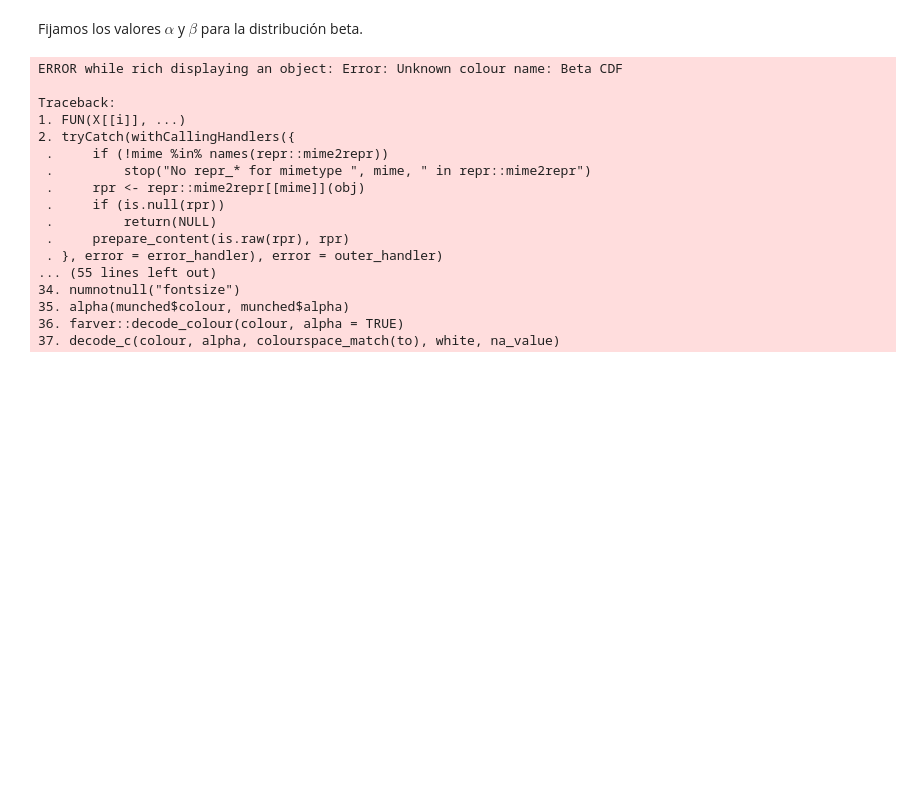
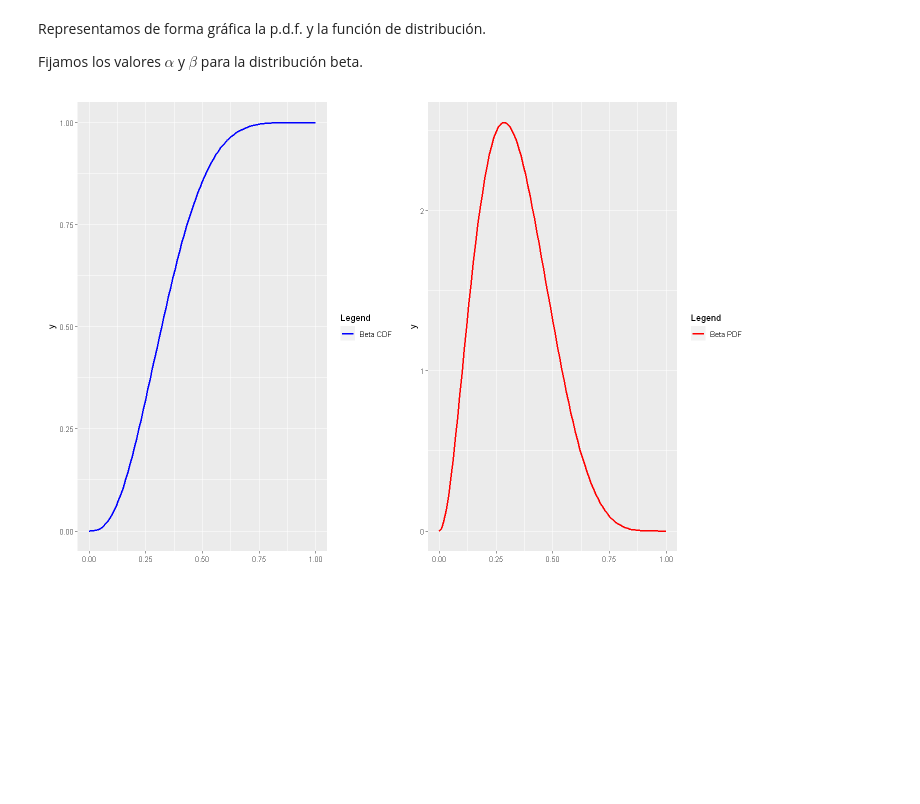
Before and after one commit to fjsaezm/mcd, a Jupyter notebook: MAE/PdfEstimation/Untitled.ipynb, the cells around one changed output. Saved outputs shown, nothing was run; the diff lists cells and outputs as text; code cells hidden in the pictures; blank space fills up the shorter version.

```diff
--- a/MAE/PdfEstimation/Untitled.ipynb
+++ b/MAE/PdfEstimation/Untitled.ipynb
@@ -95,34 +91,7 @@ The following object is masked from ‘package:tidyr’:
 # %% [markdown]
+Representamos de forma gráfica la p.d.f. y la función de distribución.
+
 Fijamos los valores $\alpha$ y $\beta$ para la distribución beta.
 # %%
 alpha <- 3
 beta <- 6
-# %%
-x <- seq(0, 1, 0.01)
-beta_dens <- data.frame(x = x, y = dbeta(x,shape1=alpha,shape2=beta))
-beta_melt <- melt(beta_dens,x)
-ggplot(beta_melt, aes(x,value, color="Beta Density")) +
-    geom_line(size=1.3) +
-    labs(title="Beta Distribution") +
-    stat_function(fun = function(x) pbeta(x, alpha, beta), color = "Beta CDF",size = 1) +
-    labs(x="Probability", y="Density") +
-    scale_color_manual("Legend",values=c("blue","red"))
-# %% [output]
-ERROR while rich displaying an object: Error: Unknown colour name: Beta CDF
-
-Traceback:
-1. FUN(X[[i]], ...)
-2. tryCatch(withCallingHandlers({
- .     if (!mime %in% names(repr::mime2repr))
- .         stop("No repr_* for mimetype ", mime, " in repr::mime2repr")
- .     rpr <- repr::mime2repr[[mime]](obj)
- .     if (is.null(rpr))
- .         return(NULL)
- .     prepare_content(is.raw(rpr), rpr)
- . }, error = error_handler), error = outer_handler)
-... (55 lines left out)
-34. numnotnull("fontsize")
-35. alpha(munched$colour, munched$alpha)
-36. farver::decode_colour(colour, alpha = TRUE)
-37. decode_c(colour, alpha, colourspace_match(to), white, na_value)
-[figure, removed]
@@ -141,0 +98,7 @@ kernel_data <- rkernel(n, sample, h)
+# %%
+
+plot1 <- ggplot(NULL) + stat_function(fun = function(x) pbeta(x, alpha, beta), aes(colour = "Beta CDF"),size = 1) + scale_color_manual("Legend",values=c("blue"))
+plot2 <- ggplot(NULL) + stat_function(fun = function(x) dbeta(x, alpha, beta), aes(colour = "Beta PDF"),size = 1) + scale_color_manual("Legend",values=c("red"))
+plot1 + plot2 + plot_layout(widths = c(3, 3))
+# %% [output]
+[figure, added]
```
Also changed, not shown: parts of 15 cells of this notebook, 6 other files.
